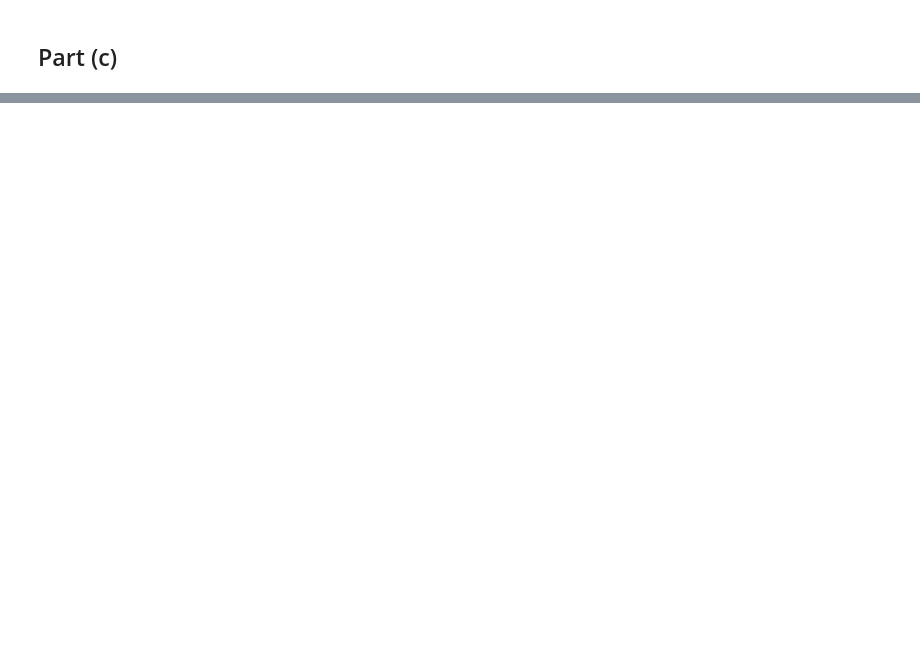
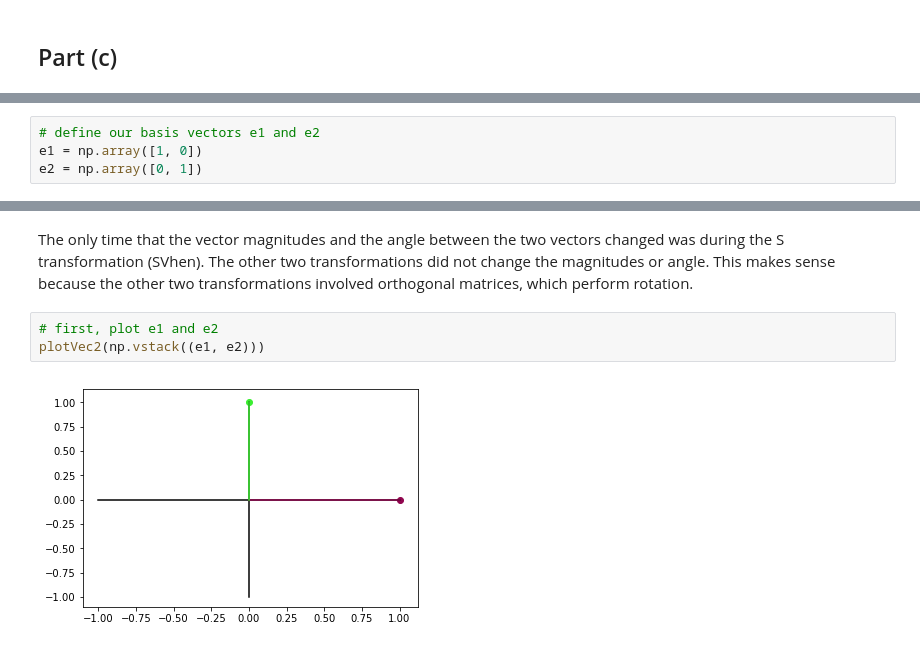
Before and after one commit to rfeinman/hw-mathtools, a Jupyter notebook: hw1_Feinman/hw1.ipynb, the cells around one changed output, grey strips where cells are left out. Cells and saved outputs as stored; diff of their text form; blank space fills up the shorter version.

```diff
--- a/hw1_Feinman/hw1.ipynb
+++ b/hw1_Feinman/hw1.ipynb
@@ -202,0 +228,4 @@ Angle (radians): 1.73
+# %%
+# define our basis vectors e1 and e2
+e1 = np.array([1, 0])
+e2 = np.array([0, 1])
@@ -202,0 +266,7 @@ Angle (radians): 1.73
+# %% [markdown]
+The only time that the vector magnitudes and the angle between the two vectors changed was during the S transformation (SVhen). The other two transformations did not change the magnitudes or angle. This makes sense because the other two transformations involved orthogonal matrices, which perform rotation.
+# %%
+# first, plot e1 and e2
+plotVec2(np.vstack((e1, e2)))
+# %% [output]
+[figure, added]
```
Also changed, not shown: parts of 14 cells of this notebook.
